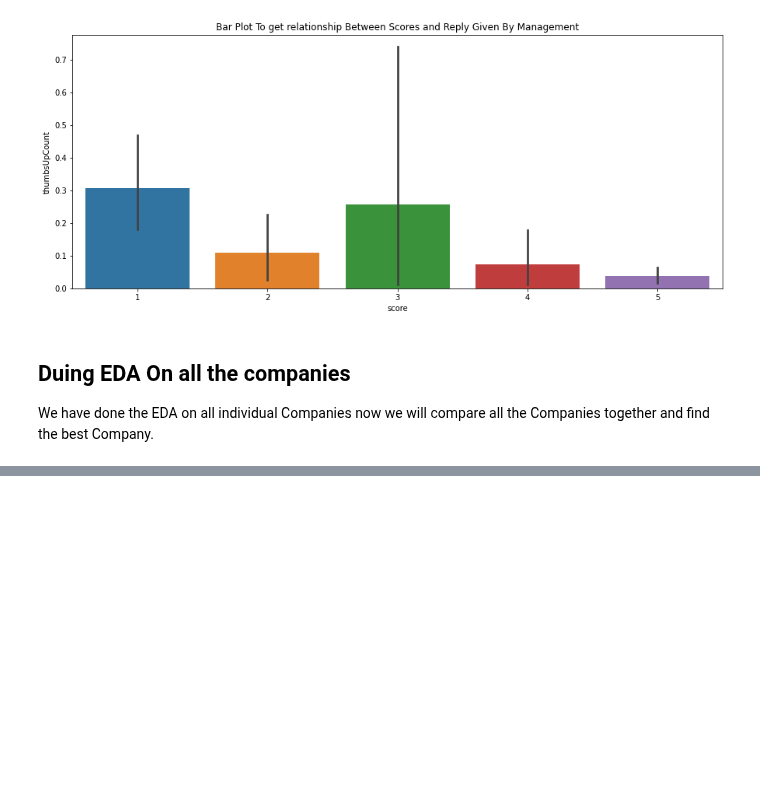
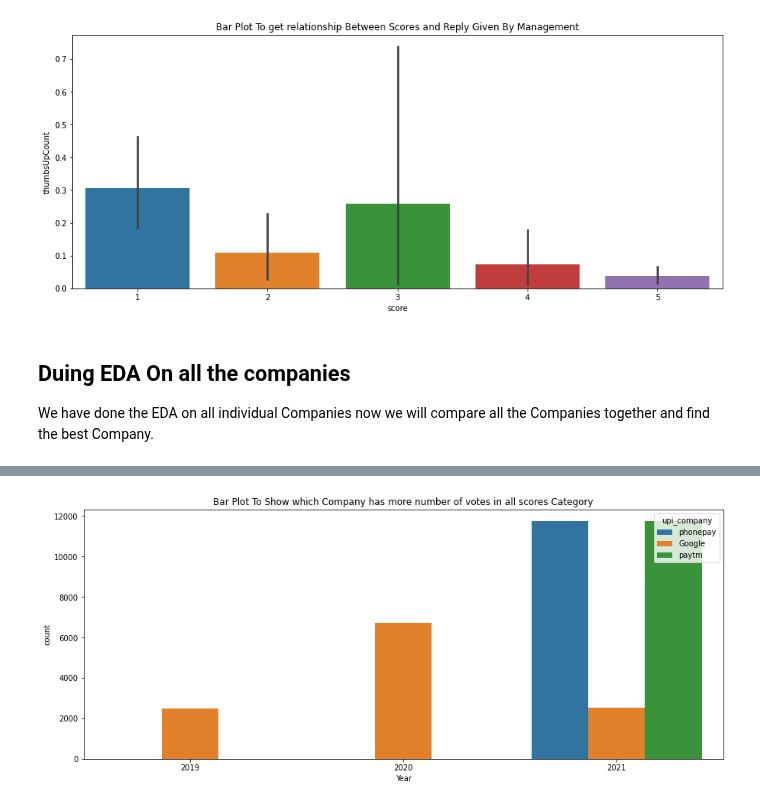
Before and after one commit to everydaycodings/Data-Science-End-To-End-Notebook-Project, a Jupyter notebook: UPI_Payment_Apps_review.ipynb, the cells around one changed output, grey strips where cells are left out. Drawn from its saved outputs; the diff is of its cells as text; code cells hidden in the pictures; blank space fills up the shorter version.

Commit message:
Completed upi_company comperision EDA  completed UPI_Payment_Apps_review.ipynb

```diff
--- a/UPI_Payment_Apps_review.ipynb
+++ b/UPI_Payment_Apps_review.ipynb
@@ -291,0 +292,7 @@ plt.show()
+# %%
+plt.figure(figsize=(15,6))
+sns.countplot(data=data, x="Year", hue="upi_company")
+plt.title('Bar Plot To Show which Company has more number of votes in all scores Category')
+plt.show()
+# %% [output]
+[figure, added]
```
Also changed, not shown: parts of 9 cells of this notebook.
